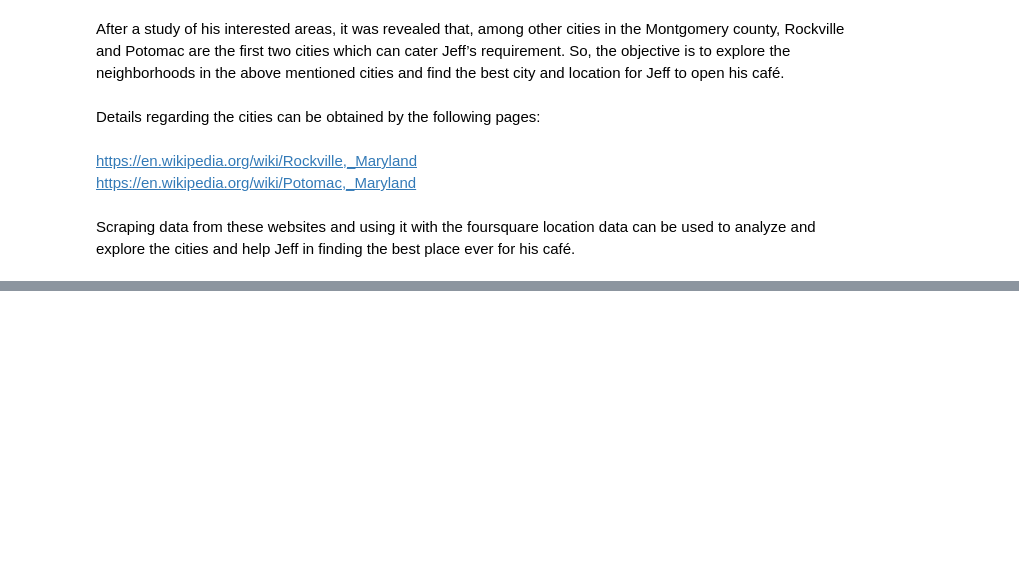
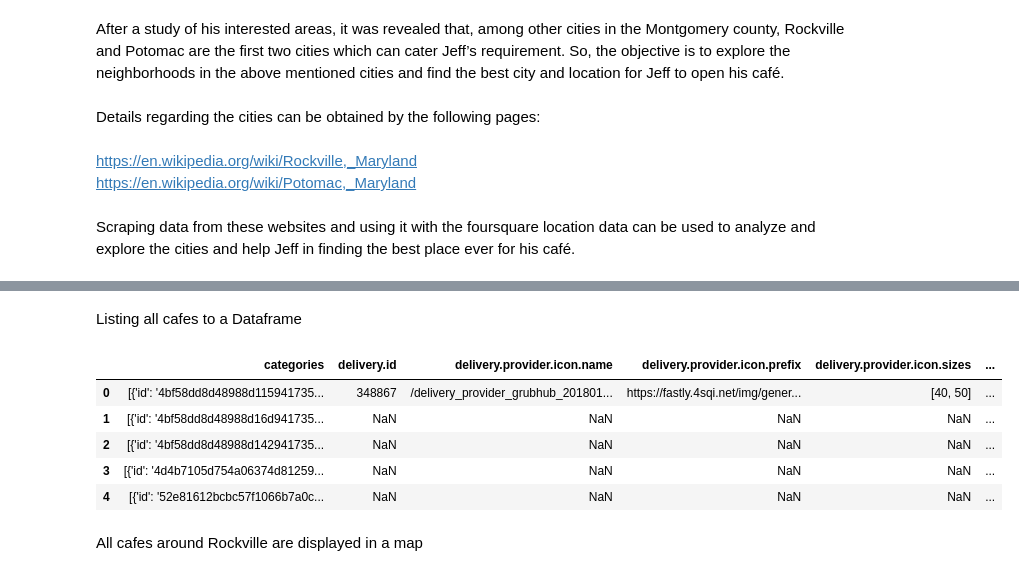
Before and after one commit to Hasi1201/Hasi_repository, a Jupyter notebook: COURSE 09 ASSIGNMENT PART 1.ipynb, the cells around one changed output, grey strips where cells are left out. Drawn from its saved outputs; the diff is of its cells as text; code cells hidden in the pictures; blank space fills up the shorter version.

```diff
--- a/COURSE 09 ASSIGNMENT PART 1.ipynb
+++ b/COURSE 09 ASSIGNMENT PART 1.ipynb
@@ -33,0 +119,8 @@ Scraping data from these websites and using it with the foursquare location data
+# %%
+address = 'Rockville,MD'
+
+geolocator = Nominatim(user_agent="ny_explorer")
+location = geolocator.geocode(address)
+latitude = location.latitude
+longitude = location.longitude
+print('The geograpical coordinate of Rockville are {}, {}.'.format(latitude, longitude))
@@ -33,0 +129,8 @@ Scraping data from these websites and using it with the foursquare location data
+# %%
+CLIENT_ID = 'TRYKGN22ENGVHFHDAUPDY3LPCOACQOB3IABAFQSKFWCAHYNZ' # your Foursquare ID
+CLIENT_SECRET = 'CE5CDDUCH35BVFO1UYYTYOFN4UVRSO0E2Z1VFD02TT2P3XPI' # your Foursquare Secret
+VERSION = '20200602'
+LIMIT = 30
+print('Your credentails:')
+print('CLIENT_ID: ' + CLIENT_ID)
+print('CLIENT_SECRET:' + CLIENT_SECRET)
@@ -33,0 +143,7 @@ Scraping data from these websites and using it with the foursquare location data
+# %%
+search_query = 'cafe'
+radius = 500
+print(search_query + ' .... OK!')
+
+url = 'https://api.foursquare.com/v2/venues/search?client_id={}&client_secret={}&ll={},{}&v={}&query={}&radius={}&limit={}'.format(CLIENT_ID, CLIENT_SECRET, latitude, longitude, VERSION, search_query, radius, LIMIT)
+url
@@ -33,0 +153,3 @@ Scraping data from these websites and using it with the foursquare location data
+# %%
+results = requests.get(url).json()
+results
@@ -33,0 +174,18 @@ Scraping data from these websites and using it with the foursquare location data
+# %% [markdown]
+Listing all cafes to a Dataframe
+# %%
+# assign relevant part of JSON to venues
+venues = results['response']['venues']
+
+# tranform venues into a dataframe
+dataframe = json_normalize(venues)
+dataframe.head()
+# %% [output]
+|  | categories | delivery.id | delivery.provider.icon.name | delivery.provider.icon.prefix | delivery.provider.icon.sizes | ... |
+| 0 | [{'id': '4bf58dd8d48988d115941735... | 348867 | /delivery_provider_grubhub_201801... | https://fastly.4sqi.net/img/gener... | [40, 50] | ... |
+| 1 | [{'id': '4bf58dd8d48988d16d941735... | NaN | NaN | NaN | NaN | ... |
+| 2 | [{'id': '4bf58dd8d48988d142941735... | NaN | NaN | NaN | NaN | ... |
+| 3 | [{'id': '4d4b7105d754a06374d81259... | NaN | NaN | NaN | NaN | ... |
+| 4 | [{'id': '52e81612bcbc57f1066b7a0c... | NaN | NaN | NaN | NaN | ... |
+# %% [markdown]
+All cafes around Rockville are displayed in a map
```
Also changed, not shown: parts of 20 cells of this notebook.
